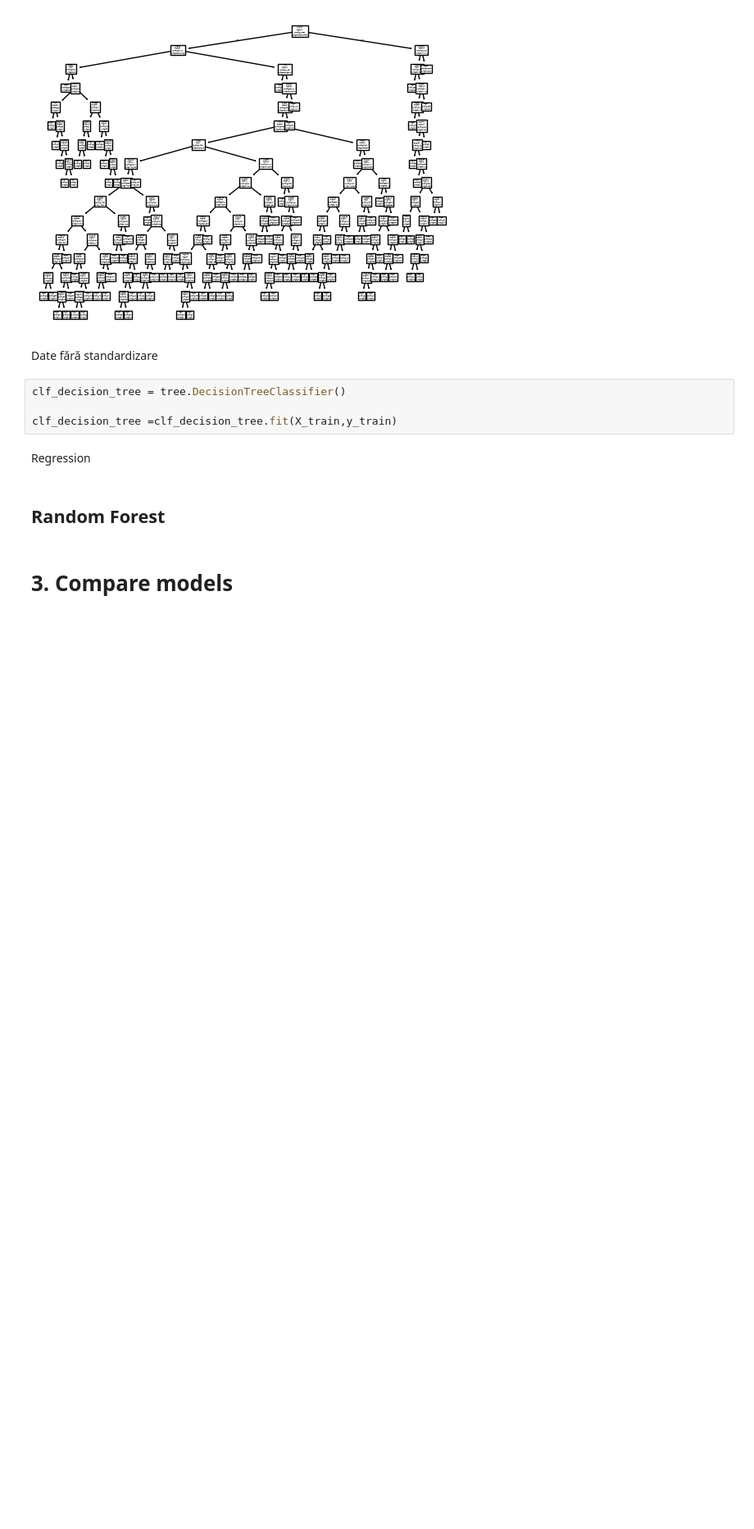
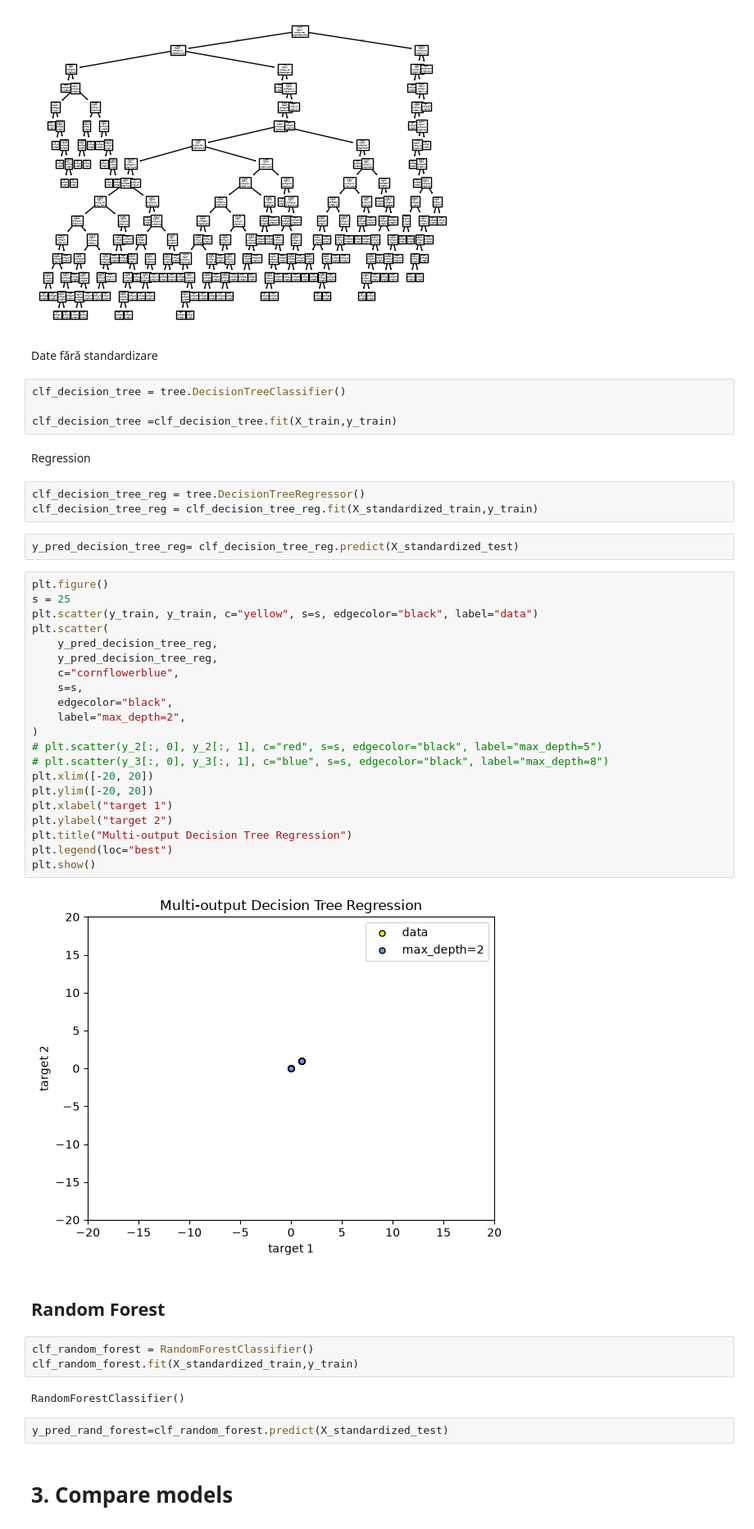
Before and after one commit to PeterParty/L3-IntroductionToMachineLearning, a Jupyter notebook: CustomerChurnPredictionSystem.ipynb, the cells around one changed output. Shown at 82% size. Saved outputs shown, nothing was run; the diff lists cells and outputs as text; blank space fills up the shorter version.

```diff
--- a/CustomerChurnPredictionSystem.ipynb
+++ b/CustomerChurnPredictionSystem.ipynb
@@ -545,7 +534,42 @@ clf_decision_tree = tree.DecisionTreeClassifier()
 clf_decision_tree =clf_decision_tree.fit(X_train,y_train)
 # %% [markdown]
 Regression
+# %%
+clf_decision_tree_reg = tree.DecisionTreeRegressor()
+clf_decision_tree_reg = clf_decision_tree_reg.fit(X_standardized_train,y_train)
+# %%
+y_pred_decision_tree_reg= clf_decision_tree_reg.predict(X_standardized_test)
+# %%
+plt.figure()
+s = 25
+plt.scatter(y_train, y_train, c="yellow", s=s, edgecolor="black", label="data")
+plt.scatter(
+    y_pred_decision_tree_reg,
+    y_pred_decision_tree_reg,
+    c="cornflowerblue",
+    s=s,
+    edgecolor="black",
+    label="max_depth=2",
+)
+# plt.scatter(y_2[:, 0], y_2[:, 1], c="red", s=s, edgecolor="black", label="max_depth=5")
+# plt.scatter(y_3[:, 0], y_3[:, 1], c="blue", s=s, edgecolor="black", label="max_depth=8")
+plt.xlim([-20, 20])
+plt.ylim([-20, 20])
+plt.xlabel("target 1")
+plt.ylabel("target 2")
+plt.title("Multi-output Decision Tree Regression")
+plt.legend(loc="best")
+plt.show()
+# %% [output]
+[figure, added]
 # %% [markdown]
 ## Random Forest
+# %%
+clf_random_forest = RandomForestClassifier()
+clf_random_forest.fit(X_standardized_train,y_train)
+# %% [output]
+RandomForestClassifier()
+# %%
+y_pred_rand_forest=clf_random_forest.predict(X_standardized_test)
 # %% [markdown]
 # 3. Compare models
```
Also changed, not shown: parts of 6 cells of this notebook.
